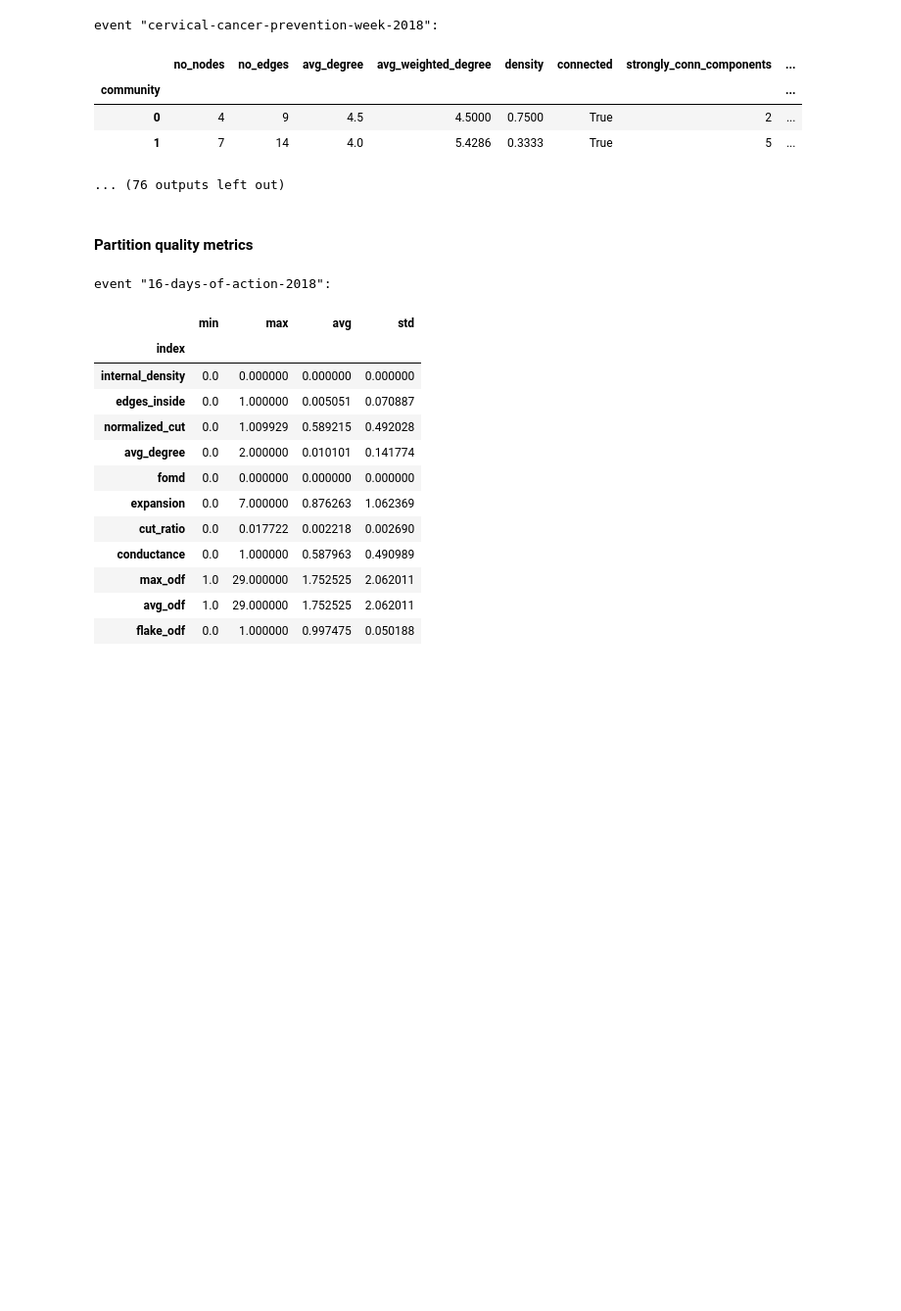
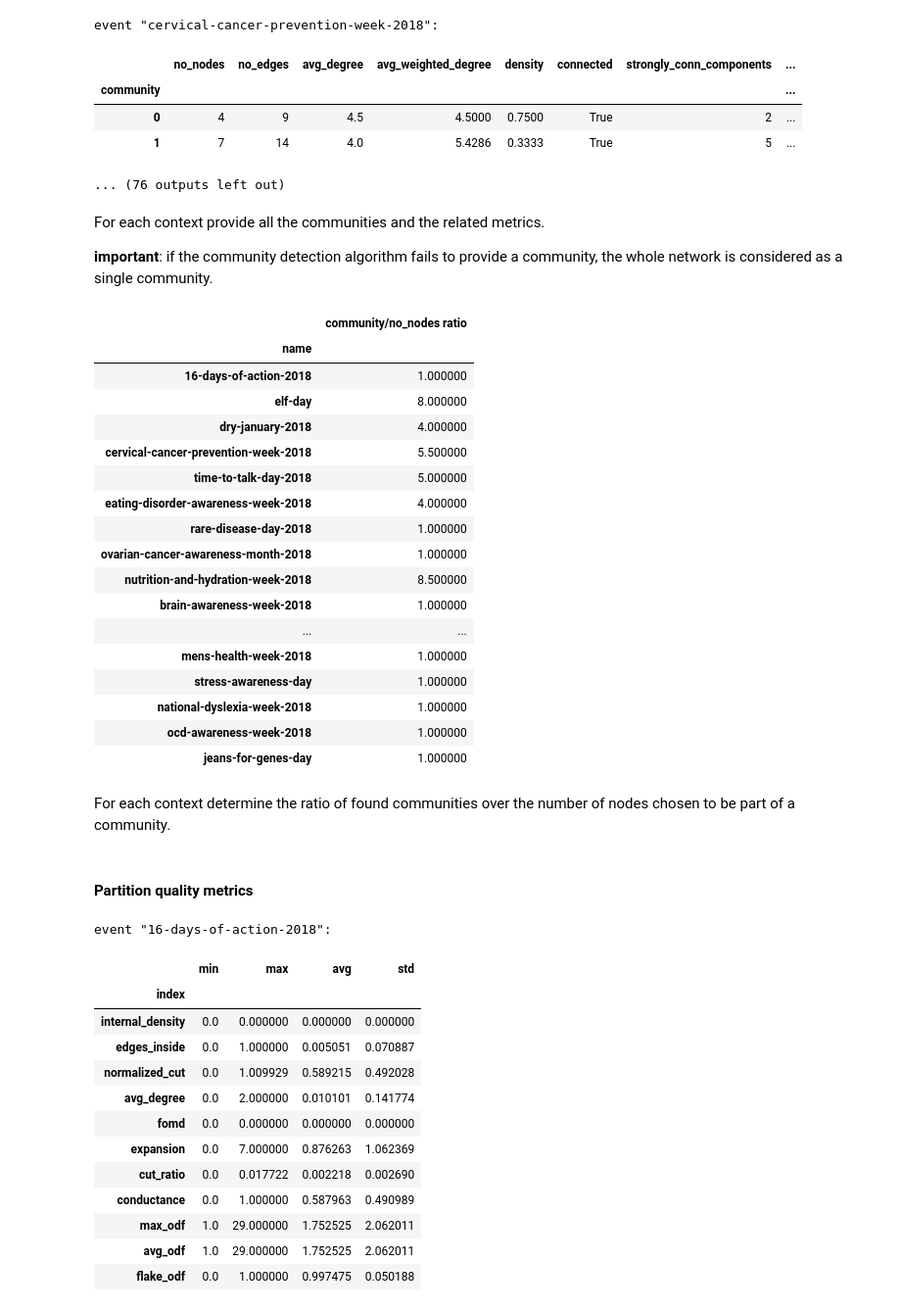
Before and after one commit to flaprimo/twitter-network-analysis, a Jupyter notebook: analysis.ipynb, the cells around one changed output. Shown at 98% size. Drawn from its saved outputs; the diff is of its cells as text; code cells hidden in the pictures; blank space fills up the shorter version.

```diff
--- a/analysis.ipynb
+++ b/analysis.ipynb
@@ -196,6 +196,33 @@ event "cervical-cancer-prevention-week-2018":
 | 0 | 4 | 9 | 4.5 | 4.5000 | 0.7500 | True | 2 | ... |
 | 1 | 7 | 14 | 4.0 | 5.4286 | 0.3333 | True | 5 | ... |
 ... (76 outputs left out)
+# %% [markdown]
+For each context provide all the communities and the related metrics.
+
+**important**: if the community detection algorithm fails to provide a community, the whole network is considered as a single community.
+# %%
+display(AnalysisHelper.community_over_nonodes_ratio(results))
+# %% [output]
+|  | community/no_nodes ratio |
+| name |  |
+| 16-days-of-action-2018 | 1.000000 |
+| elf-day | 8.000000 |
+| dry-january-2018 | 4.000000 |
+| cervical-cancer-prevention-week-2018 | 5.500000 |
+| time-to-talk-day-2018 | 5.000000 |
+| eating-disorder-awareness-week-2018 | 4.000000 |
+| rare-disease-day-2018 | 1.000000 |
+| ovarian-cancer-awareness-month-2018 | 1.000000 |
+| nutrition-and-hydration-week-2018 | 8.500000 |
+| brain-awareness-week-2018 | 1.000000 |
+| ... | ... |
+| mens-health-week-2018 | 1.000000 |
+| stress-awareness-day | 1.000000 |
+| national-dyslexia-week-2018 | 1.000000 |
+| ocd-awareness-week-2018 | 1.000000 |
+| jeans-for-genes-day | 1.000000 |
+# %% [markdown]
+For each context determine the ratio of found communities over the number of nodes chosen to be part of a community.
 # %% [markdown]
 #### Partition quality metrics
 # %%
```
Also changed, not shown: parts of 2 cells of this notebook, 1 other file.
